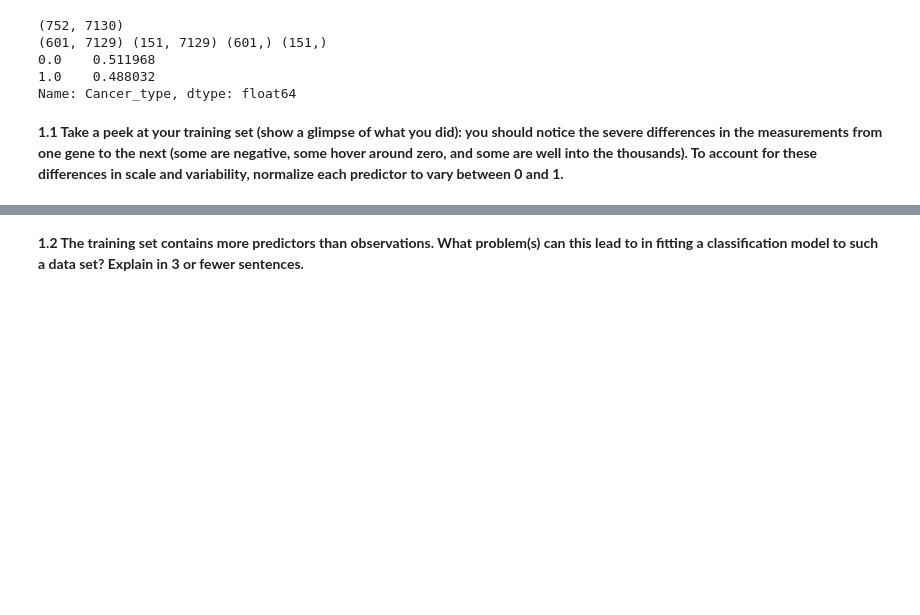
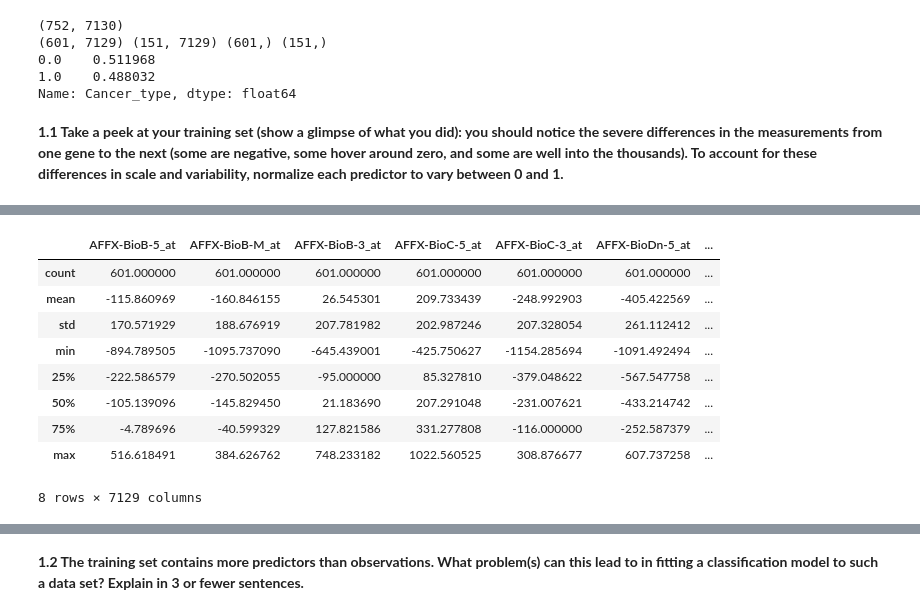
Before and after one commit to ericenglin/Data-Science-Assignments, a Jupyter notebook: hw4/cs109a_HW4.ipynb, the cells around one changed output, grey strips where cells are left out. Drawn from its saved outputs; the diff is of its cells as text; code cells hidden in the pictures; blank space fills up the shorter version.

```diff
--- a/hw4/cs109a_HW4.ipynb
+++ b/hw4/cs109a_HW4.ipynb
@@ -110,0 +115,13 @@ Name: Cancer_type, dtype: float64
+# %%
+X_train.describe()
+# %% [output]
+|  | AFFX-BioB-5_at | AFFX-BioB-M_at | AFFX-BioB-3_at | AFFX-BioC-5_at | AFFX-BioC-3_at | AFFX-BioDn-5_at | ... |
+| count | 601.000000 | 601.000000 | 601.000000 | 601.000000 | 601.000000 | 601.000000 | ... |
+| mean | -115.860969 | -160.846155 | 26.545301 | 209.733439 | -248.992903 | -405.422569 | ... |
+| std | 170.571929 | 188.676919 | 207.781982 | 202.987246 | 207.328054 | 261.112412 | ... |
+| min | -894.789505 | -1095.737090 | -645.439001 | -425.750627 | -1154.285694 | -1091.492494 | ... |
+| 25% | -222.586579 | -270.502055 | -95.000000 | 85.327810 | -379.048622 | -567.547758 | ... |
+| 50% | -105.139096 | -145.829450 | 21.183690 | 207.291048 | -231.007621 | -433.214742 | ... |
+| 75% | -4.789696 | -40.599329 | 127.821586 | 331.277808 | -116.000000 | -252.587379 | ... |
+| max | 516.618491 | 384.626762 | 748.233182 | 1022.560525 | 308.876677 | 607.737258 | ... |
+8 rows × 7129 columns
```
Also changed, not shown: parts of 23 cells of this notebook.
